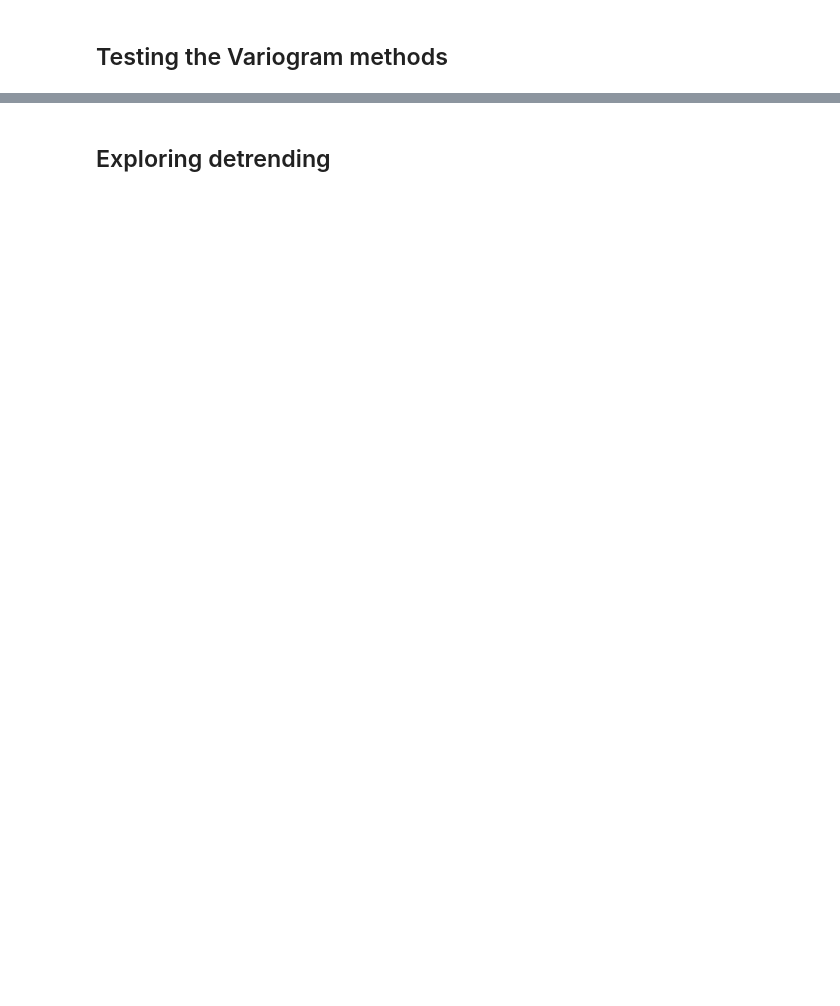
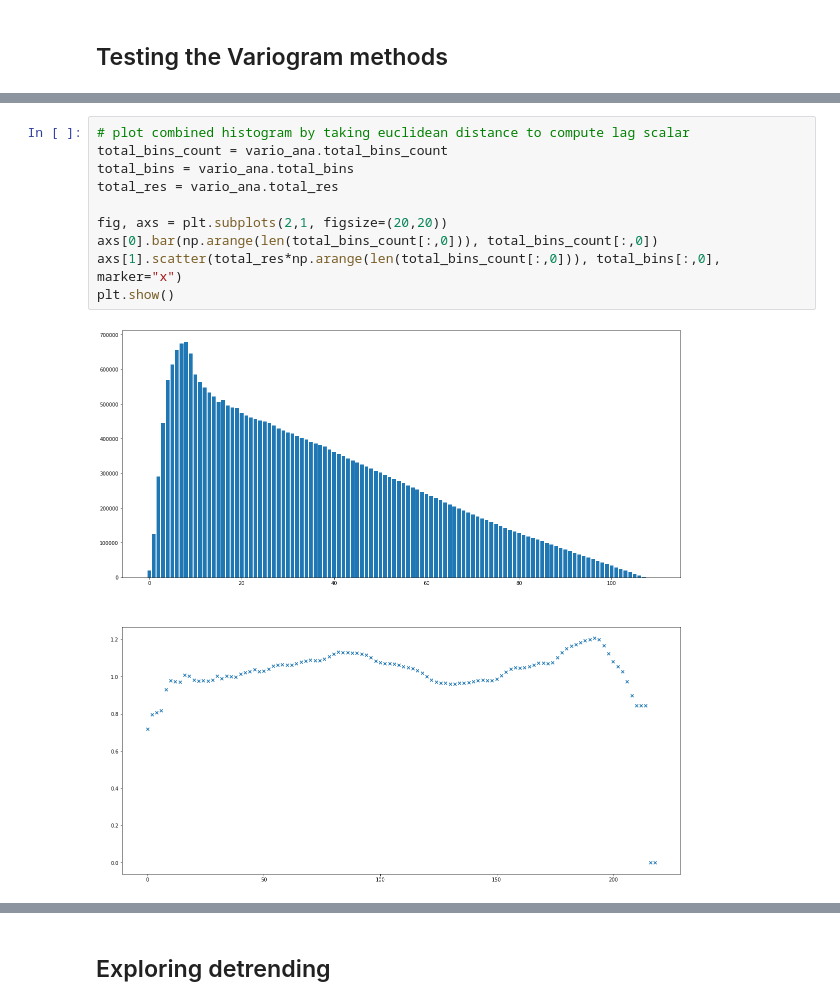
Before and after one commit to MariusWiggert/OceanPlatformControl, a Jupyter notebook: ocean_navigation_simulator/generative_error_model/test_variogram.ipynb, the cells around one changed output, grey strips where cells are left out. Saved outputs shown, nothing was run; the diff lists cells and outputs as text; blank space fills up the shorter version.

```diff
--- a/ocean_navigation_simulator/generative_error_model/test_variogram.ipynb
+++ b/ocean_navigation_simulator/generative_error_model/test_variogram.ipynb
@@ -39 +86,13 @@ vario_ana.plot_variograms("v")
+# %%
+# plot combined histogram by taking euclidean distance to compute lag scalar
+total_bins_count = vario_ana.total_bins_count
+total_bins = vario_ana.total_bins
+total_res = vario_ana.total_res
+
+fig, axs = plt.subplots(2,1, figsize=(20,20))
+axs[0].bar(np.arange(len(total_bins_count[:,0])), total_bins_count[:,0])
+axs[1].scatter(total_res*np.arange(len(total_bins_count[:,0])), total_bins[:,0], marker="x")
+plt.show()
+# %% [output]
+[figure, added]
 # %% [markdown]
```
Also changed, not shown: parts of 16 cells of this notebook, 3 other files.
